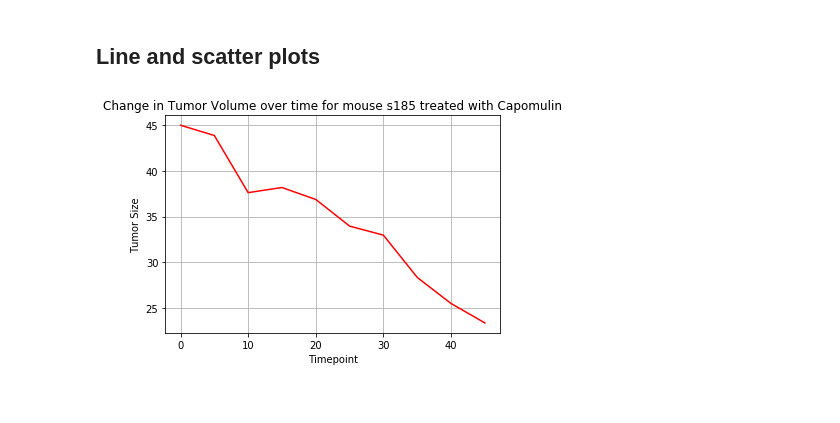
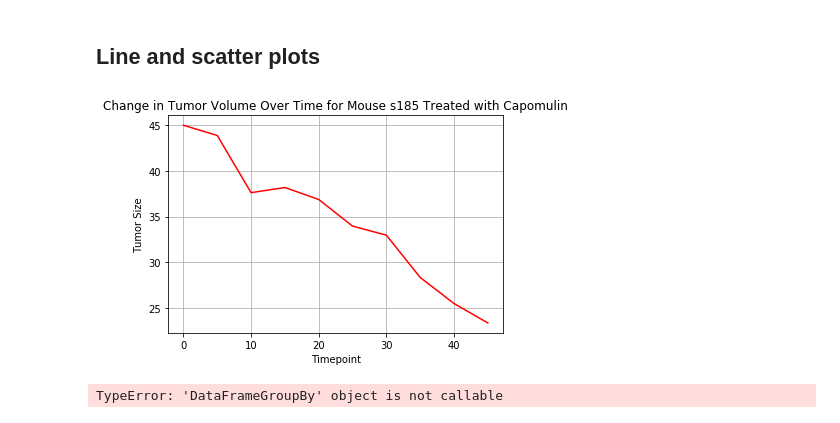
Before and after one commit to Tbwheeler94/Pymaceuticals-Challenge, a Jupyter notebook: Pymaceuticals-Challenge/Pymaceuticals_Challenge_Script.ipynb, the cells around one changed output. Cells and saved outputs as stored; diff of their text form; code cells hidden in the pictures.

```diff
--- a/Pymaceuticals-Challenge/Pymaceuticals_Challenge_Script.ipynb
+++ b/Pymaceuticals-Challenge/Pymaceuticals_Challenge_Script.ipynb
@@ -260,17 +260,17 @@ plt.show()
 # %%
 # Generate a line plot of time point versus tumor volume for a mouse treated with Capomulin
 
-ceftamin_only_df = joined_data.loc[(joined_data["Drug Regimen"] == "Capomulin")]
-mouse_s185 = ceftamin_only_df.loc[(ceftamin_only_df["Mouse ID"] == "s185")]
+capomulin_only_df = joined_data.loc[(joined_data["Drug Regimen"] == "Capomulin")]
+mouse_s185 = capomulin_only_df.loc[(ceftamin_only_df["Mouse ID"] == "s185")]
 
 time = mouse_s185['Timepoint']
 tumor_volume = mouse_s185['Tumor Volume (mm3)']
 
 plt.plot(time, tumor_volume, color="red", label="Danger Drop")
-plt.title("Change in Tumor Volume over time for mouse s185 treated with Capomulin")
+plt.title("Change in Tumor Volume Over Time for Mouse s185 Treated with Capomulin")
 plt.xlabel("Timepoint")
 plt.ylabel("Tumor Size")
 plt.grid()
 plt.show()
 # %% [output]
-[figure, old version]
+[figure, new version]
@@ -279,2 +277,17 @@ plt.show()
+# %%
+# Generate a scatter plot of mouse weight versus average tumor volume for the Capomulin regimen
+
+# List of values from 0 to 100 each value being 1 greater than the last
+grouped_by_weight = capomulin_only_df.groupby(['Weight (g)'])
+grouped_by_mouse = capomulin_only_df.groupby(['Mouse ID'])
+mouse_weights = grouped_by_mouse['Weight (g)']
+mean_tumor_per_mouse = grouped_by_mouse['Tumor Volume (mm3)'].mean()
+
+plt.scatter(mouse_weights, mean_tumor_per_mouse, marker="o", facecolors="red", edgecolors="black", alpha=0.75)
+plt.title("Weight vs Average Tumor Size")
+plt.xlabel("Weight")
+plt.ylabel("Average Tumor Size")
+# %% [output]
+TypeError: 'DataFrameGroupBy' object is not callable
 # %%
 # Calculate the correlation coefficient and linear regression model for mouse weight and average tumor volume for the Capomulin regimen
```
Also changed, not shown: parts of 1 cell of this notebook.
